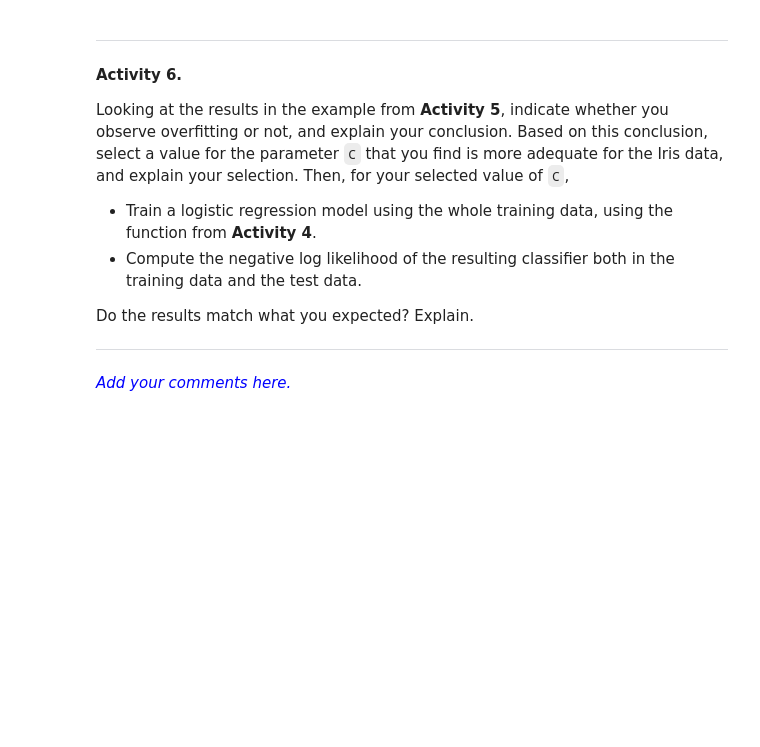
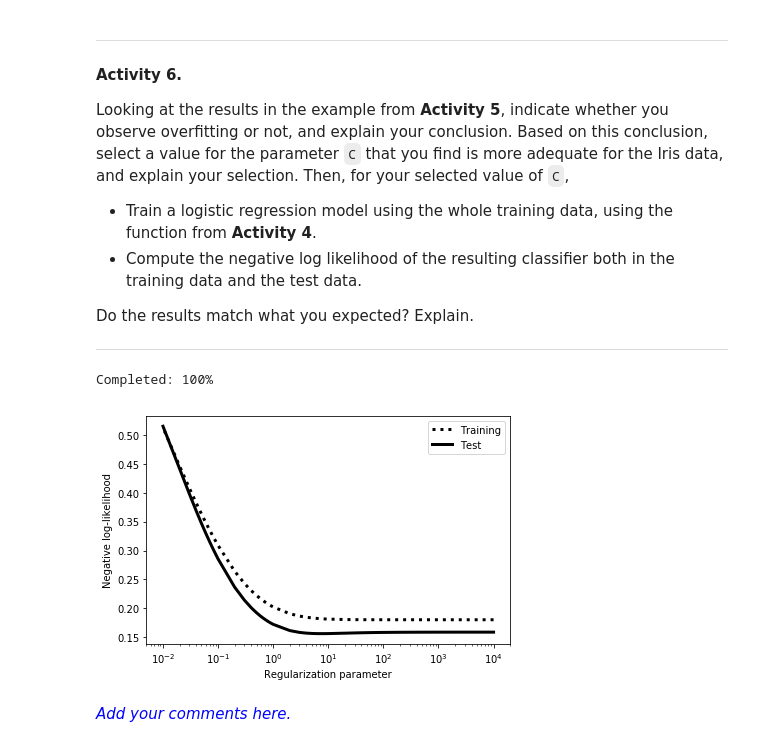
Before and after one commit to joanaalvoeiro/PADI, a Jupyter notebook: LAB_4/lab-4.ipynb, the cells around one changed output. Drawn from its saved outputs; the diff is of its cells as text; code cells hidden in the pictures; blank space fills up the shorter version.

```diff
--- a/LAB_4/lab-4.ipynb
+++ b/LAB_4/lab-4.ipynb
@@ -654,5 +654,60 @@ Do the results match what you expected? Explain.
 ---
 # %%
 # Add your code here.
+w = skl_train_lr(pca_train_x, train_a,1)
+nll_valid = nll(pca_test_x, test_a, w)
+# %%
+COEFFS = [1e4,  9e3, 8e3, 7e3, 6e3, 5e3, 4e3, 3e3, 2e3,
+          1000, 900, 800, 700, 600, 500, 400, 300, 200,
+          100,  90,  80,  70,  60,  50,  40,  30,  20,
+          10,   9,   8,   7,   6,   5,   4,   3,   2,
+          1,    .9,  .8,  .7,  .6,  .5,  .4,  .3,  .2,
+          .1,   .09, .08, .07, .06, .05, .04, .03, .02, .01]
+
+RUNS = 100
+
+# Investigate overfitting
+err_train = np.zeros((len(COEFFS), 1)) # Error in training set
+err_test = np.zeros((len(COEFFS), 1)) # Error in validation set
+
+np.random.seed(45)
+
+print('Completed: ', end='\r')
+
+for run in range(RUNS):
+
+    # Split training data in "train" and "validation"
+    x_train, x_valid, a_train, a_valid = train_test_split(pca_train_x, train_a, test_size=0.15)
+
+    for n in range(len(COEFFS)):
+
+        # Print progress
+        print('Completed: %i %%' % int((run * len(COEFFS) + n) / (RUNS * len(COEFFS)) * 100), end='\r')
+
+        # Train classifier
+        w = skl_train_lr(pca_train_x, train_a,COEFFS[n])
+
+        # Compute train and test loss
+        nll_train = nll(pca_train_x, train_a, w)
+        nll_test = nll(pca_test_x, test_a, w)
+
+        err_train[n] += nll_train / RUNS
+        err_test[n] += nll_test / RUNS
+
+print('Completed: 100%')
+
+plt.figure()
+plt.semilogx(COEFFS, err_train, 'k:', linewidth=3, label='Training')
+plt.semilogx(COEFFS, err_test, 'k-', linewidth=3, label='Test')
+plt.xlabel('Regularization parameter')
+plt.ylabel('Negative log-likelihood')
+plt.legend(loc = 'best')
+
+plt.tight_layout()
+
+#TODO wtf shouldn't this show overfit as well?!
+# %% [output]
+Completed: 100%
+[figure, added]
 # %% [markdown]
 <span style="color:blue"> _Add your comments here._ </span>
```
Also changed, not shown: parts of 2 cells of this notebook.
